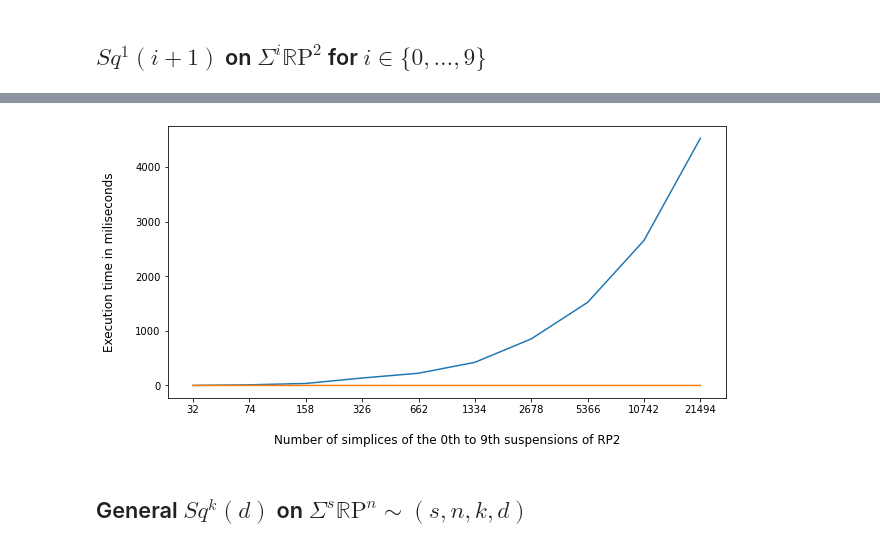
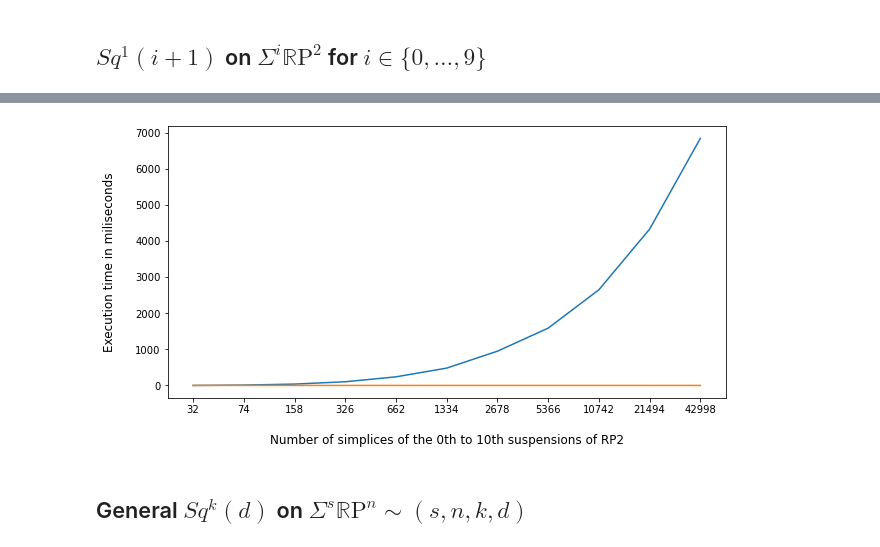
Before and after one commit to ammedmar/fast_squares, a Jupyter notebook: comparing.ipynb, the cells around one changed output, grey strips where cells are left out. Cells and saved outputs as stored; diff of their text form; code cells hidden in the pictures.

```diff
--- a/comparing.ipynb
+++ b/comparing.ipynb
@@ -152,11 +92,12 @@ It took 651.69551166 secs
 # %%
 data = load_obj('comp_sus_rp2')
 data = {f'{num_simplices(k[0], 2)}':v for k,v in data.items()}
 name = 'comp_sus_rp2.pdf'
-xstring = '\nNumber of simplices of the 0th to 9th suspensions of RP2'
+xstring = '\nNumber of simplices of the 0th to 10th suspensions of RP2'
+
 compare_plot(data, name, xstring, log=False)
 # %% [output]
-[figure, old version]
+[figure, new version]
 # %% [markdown]
 ## General $Sq^k(d)$ on $\Sigma^s \mathbb R \mathrm P^n \sim (s,n,k,d)$
 # %%
```
Also changed, not shown: parts of 4 cells of this notebook, 12 other files.
